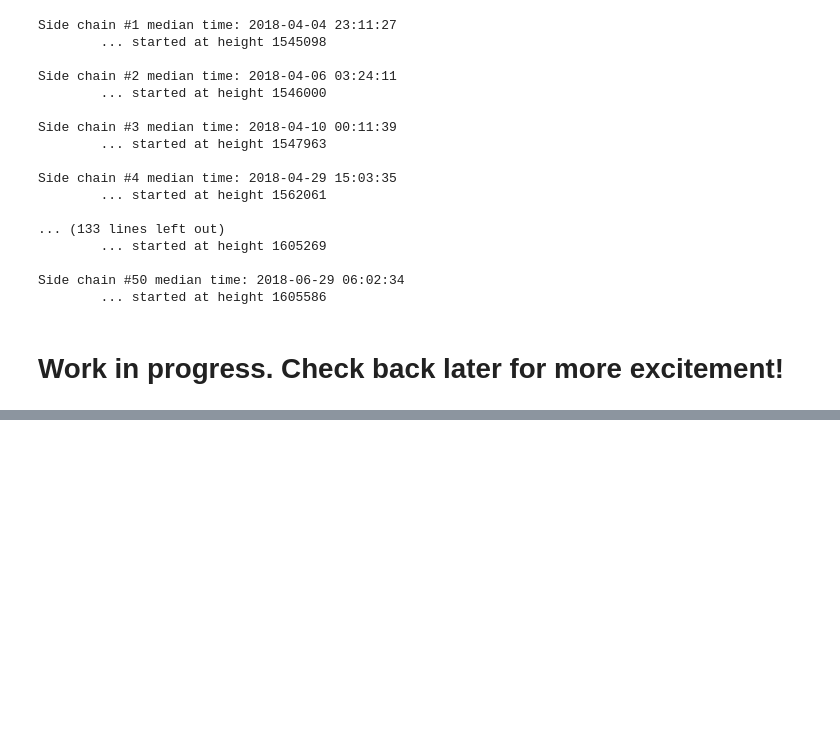
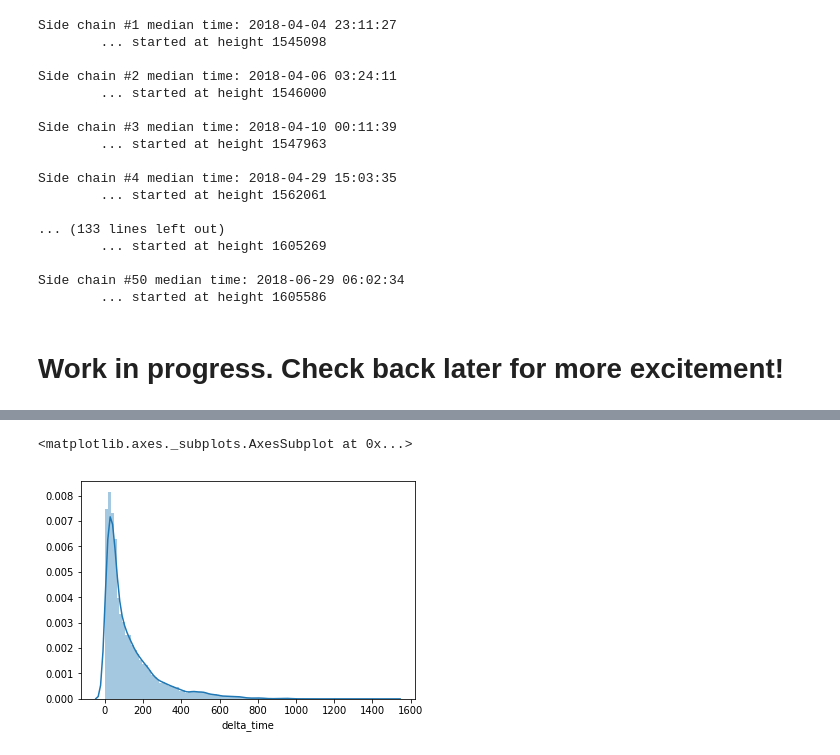
Before and after one commit to noncesense-research-lab/archival_network, a Jupyter notebook: analyses/altchain_temporal_study.ipynb, the cells around one changed output, grey strips where cells are left out. Saved outputs shown, nothing was run; the diff lists cells and outputs as text; code cells hidden in the pictures; blank space fills up the shorter version.

```diff
--- a/analyses/altchain_temporal_study.ipynb
+++ b/analyses/altchain_temporal_study.ipynb
@@ -445,0 +467,6 @@ Side chain #50 median time: 2018-06-29 06:02:34
+# %%
+dt = b0s.delta_time[b0s.delta_time > 0]
+sns.distplot(dt, bins=100)
+# %% [output]
+<matplotlib.axes._subplots.AxesSubplot at 0x...>
+[figure, added]
```
Also changed, not shown: parts of 3 cells of this notebook.
